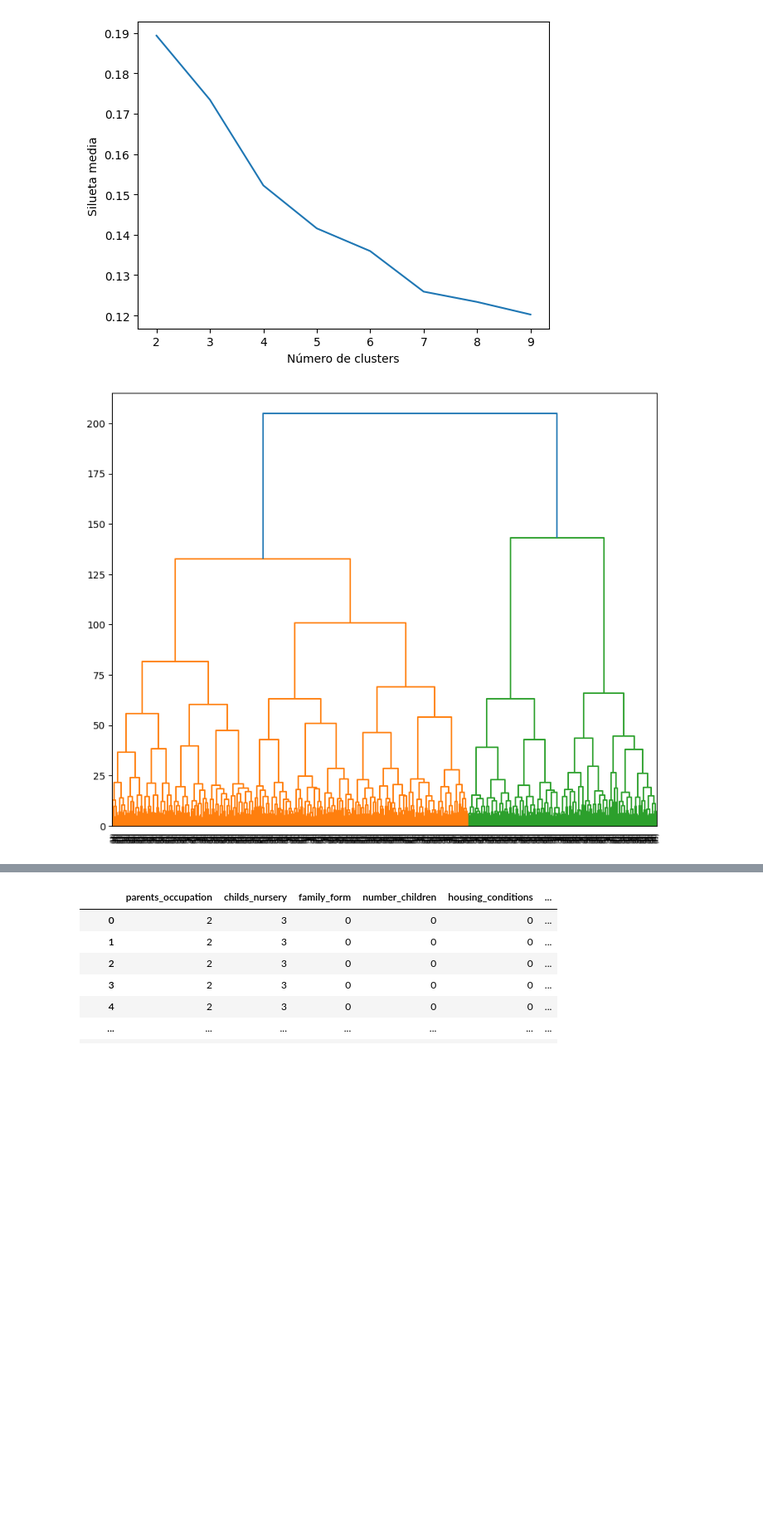
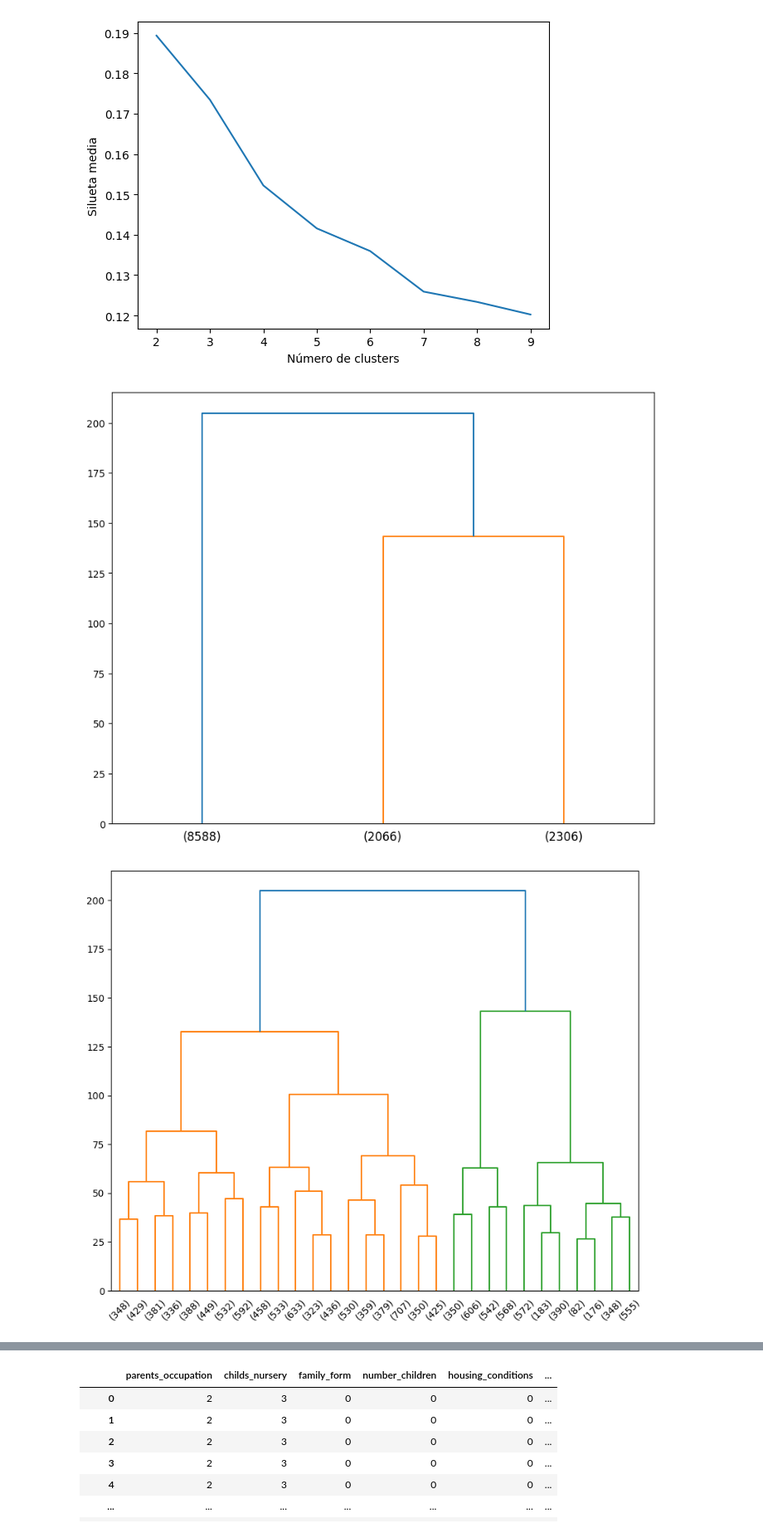
Before and after one commit to AlvaroGarcia-Cid/practica-4, a Jupyter notebook: LAB04_P3.ipynb, the cells around one changed output, grey strips where cells are left out. Shown: that part at 83% size. Saved outputs shown, nothing was run; the diff lists cells and outputs as text; code cells hidden in the pictures; blank space fills up the shorter version.

```diff
--- a/LAB04_P3.ipynb
+++ b/LAB04_P3.ipynb
@@ -146,12 +146,14 @@ etiquetas = modelo.labels_
 # %%
 Z = sch.linkage(datos, method='ward', metric='euclidean')
 
 # Obtener los clusters
-clusters = cut_tree(Z, n_clusters=3)
-
+plt.figure(figsize=(10, 8))
+sch.dendrogram(Z, truncate_mode='lastp', p=3, show_contracted=False)
+plt.show()
 # Graficar el dendrograma con los clusters
 plt.figure(figsize=(10, 8))
-sch.dendrogram(Z, truncate_mode='lastp', p=1000, show_contracted=False)
+sch.dendrogram(Z, truncate_mode='lastp', p=30, show_contracted=False)
 plt.show()
 # %% [output]
-[figure, old version]
+[figure, new version]
+[figure, added]
```
Also changed, not shown: parts of 15 cells of this notebook.
